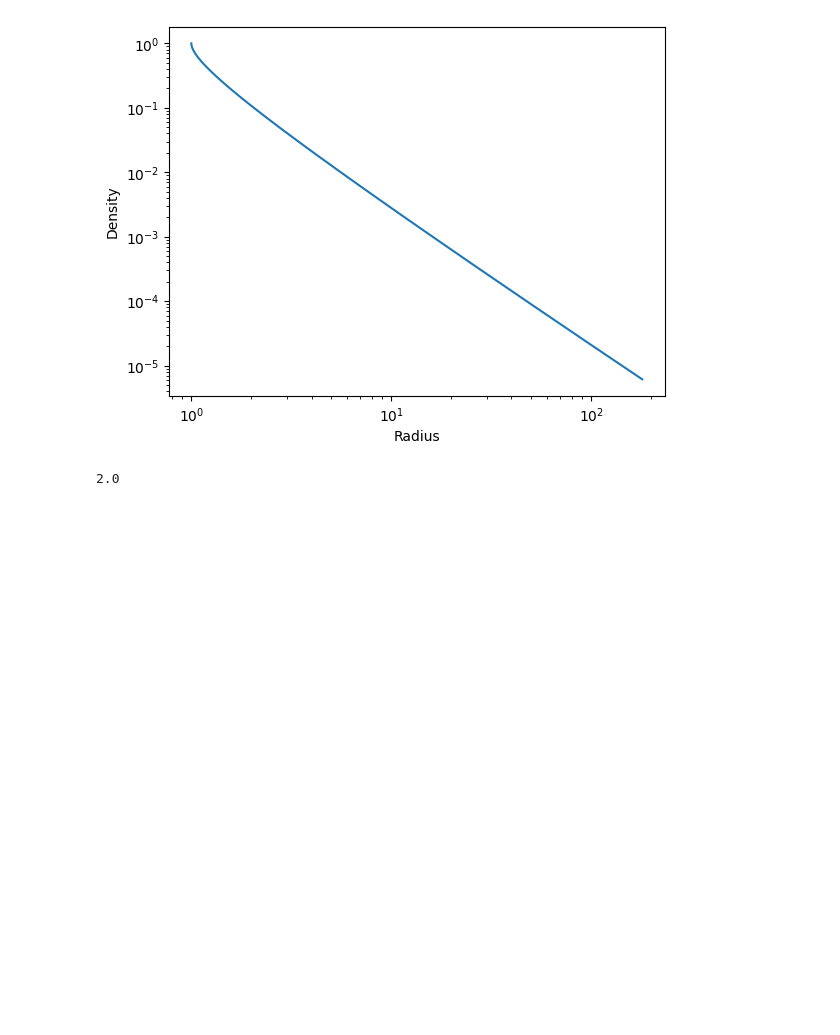
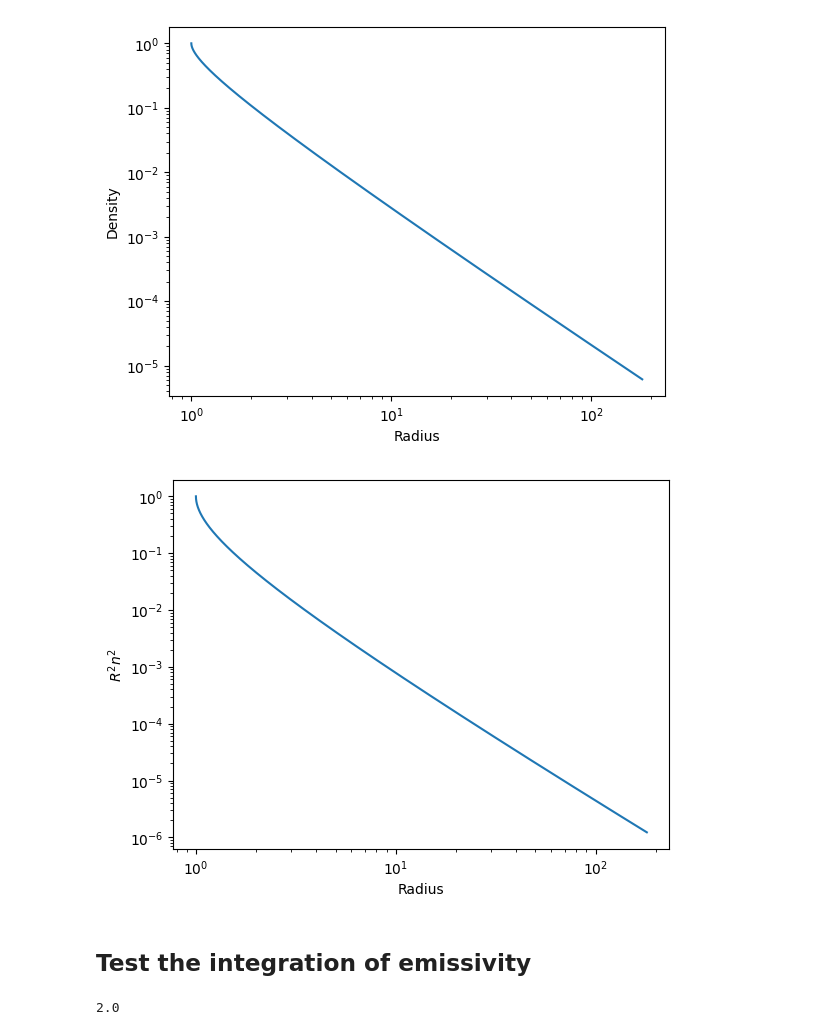
Before and after one commit to will-henney/hii-density-distribution, a Jupyter notebook: density_pdf_explore.ipynb, the cells around one changed output. Cells and saved outputs as stored; diff of their text form; code cells hidden in the pictures; blank space fills up the shorter version.

```diff
--- a/density_pdf_explore.ipynb
+++ b/density_pdf_explore.ipynb
@@ -41,3 +41,15 @@ ax.set_xscale("log")
 ax.set_yscale("log")
 # %% [output]
 [figure]
+# %%
+fig, ax = plt.subplots()
+ax.plot(flow.R_edges, flow.R_edges**2 * flow.density_edges**2)
+ax.set_xlabel("Radius")
+ax.set_ylabel("$R^2 n^2$")
+# ax.set_ylim(None, None)
+ax.set_xscale("log")
+ax.set_yscale("log")
+# %% [output]
+[figure, added]
+# %% [markdown]
+## Test the integration of emissivity
```
Also changed, not shown: parts of 1 cell of this notebook.
